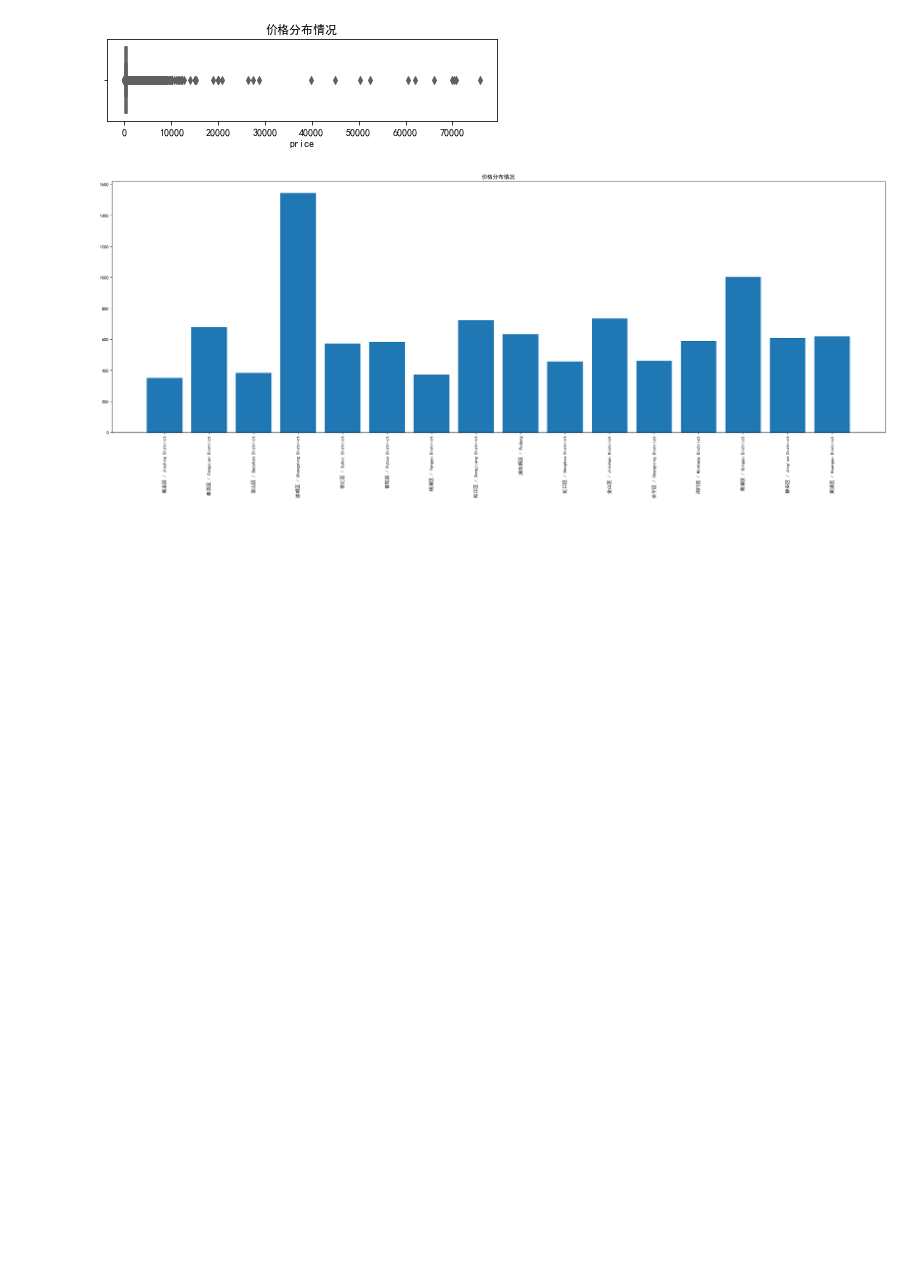
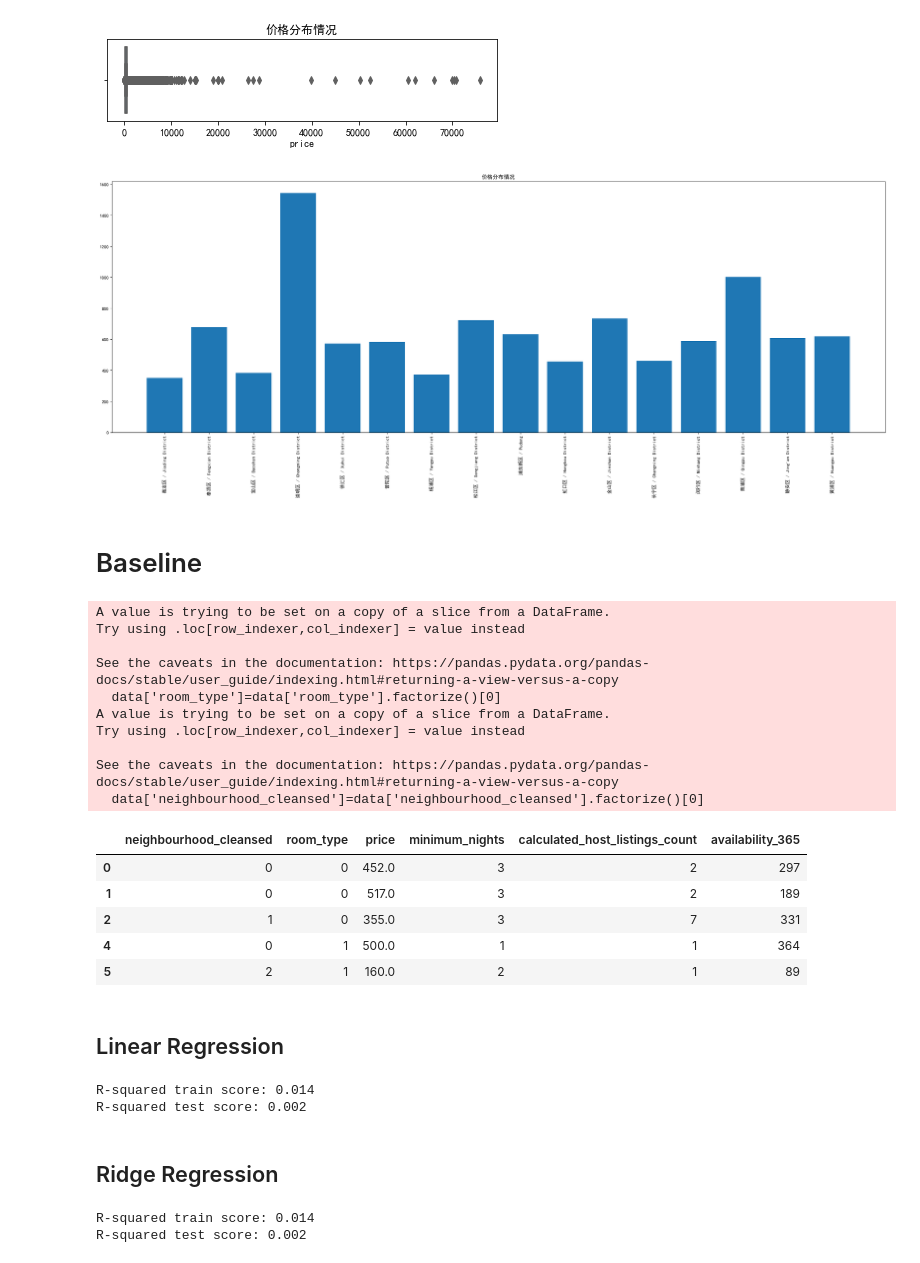
Before and after one commit to dc-ying/meituan_contest, a Jupyter notebook: explore.ipynb, the cells around one changed output. Drawn from its saved outputs; the diff is of its cells as text; code cells hidden in the pictures; blank space fills up the shorter version.

Commit message:
add baseline

```diff
--- a/explore.ipynb
+++ b/explore.ipynb
@@ -261,3 +276,30 @@ plt.xticks(rotation=90)  # 旋转坐标标签
 plt.savefig('价格分布情况.jpg')#保存图片
 # %% [output]
 [figure]
+# %% [markdown]
+# Baseline
+# %%
+feature_columns=['neighbourhood_cleansed','room_type','price',
+                 'minimum_nights','calculated_host_listings_count','availability_365']
+data = features[feature_columns]
+# %%
+data['room_type']=data['room_type'].factorize()[0]
+data['neighbourhood_cleansed']=data['neighbourhood_cleansed'].factorize()[0]
+data.head()
+# %% [output]
+A value is trying to be set on a copy of a slice from a DataFrame.
+Try using .loc[row_indexer,col_indexer] = value instead
+
+See the caveats in the documentation: https://pandas.pydata.org/pandas-docs/stable/user_guide/indexing.html#returning-a-view-versus-a-copy
+  data['room_type']=data['room_type'].factorize()[0]
+A value is trying to be set on a copy of a slice from a DataFrame.
+Try using .loc[row_indexer,col_indexer] = value instead
+
+See the caveats in the documentation: https://pandas.pydata.org/pandas-docs/stable/user_guide/indexing.html#returning-a-view-versus-a-copy
+  data['neighbourhood_cleansed']=data['neighbourhood_cleansed'].factorize()[0]
+|  | neighbourhood_cleansed | room_type | price | minimum_nights | calculated_host_listings_count | availability_365 |
+| 0 | 0 | 0 | 452.0 | 3 | 2 | 297 |
+| 1 | 0 | 0 | 517.0 | 3 | 2 | 189 |
+| 2 | 1 | 0 | 355.0 | 3 | 7 | 331 |
+| 4 | 0 | 1 | 500.0 | 1 | 1 | 364 |
+| 5 | 2 | 1 | 160.0 | 2 | 1 | 89 |
@@ -263,0 +310,31 @@ plt.savefig('价格分布情况.jpg')#保存图片
+# %% [markdown]
+## Linear Regression
+# %%
+from sklearn.linear_model import LinearRegression
+from sklearn.metrics import r2_score
+
+
+linreg = LinearRegression()
+linreg.fit(x_train,y_train)
+y_pred=(linreg.predict(x_test))
+
+print('R-squared train score: {:.3f}'.format(linreg.score(x_train, y_train)))
+print('R-squared test score: {:.3f}'.format(linreg.score(x_test, y_test)))
+# %% [output]
+R-squared train score: 0.014
+R-squared test score: 0.002
+# %% [markdown]
+## Ridge Regression
+# %%
+from sklearn.linear_model import Ridge
+
+ridge = Ridge()
+ridge.fit(x_train, y_train)
+
+y_pred=ridge.predict(x_test)
+
+print('R-squared train score: {:.3f}'.format(ridge.score(x_train, y_train)))
+print('R-squared test score: {:.3f}'.format(ridge.score(x_test, y_test)))
+# %% [output]
+R-squared train score: 0.014
+R-squared test score: 0.002
```
Also changed, not shown: parts of 9 cells of this notebook.
